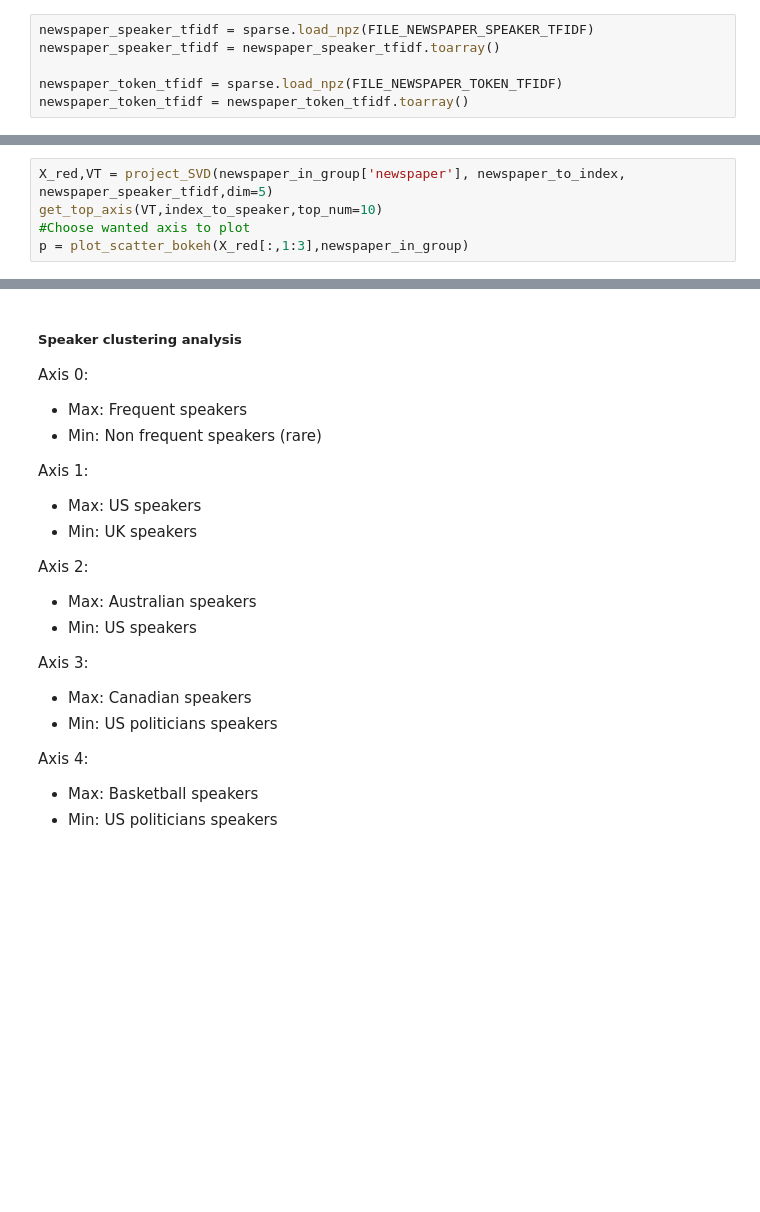
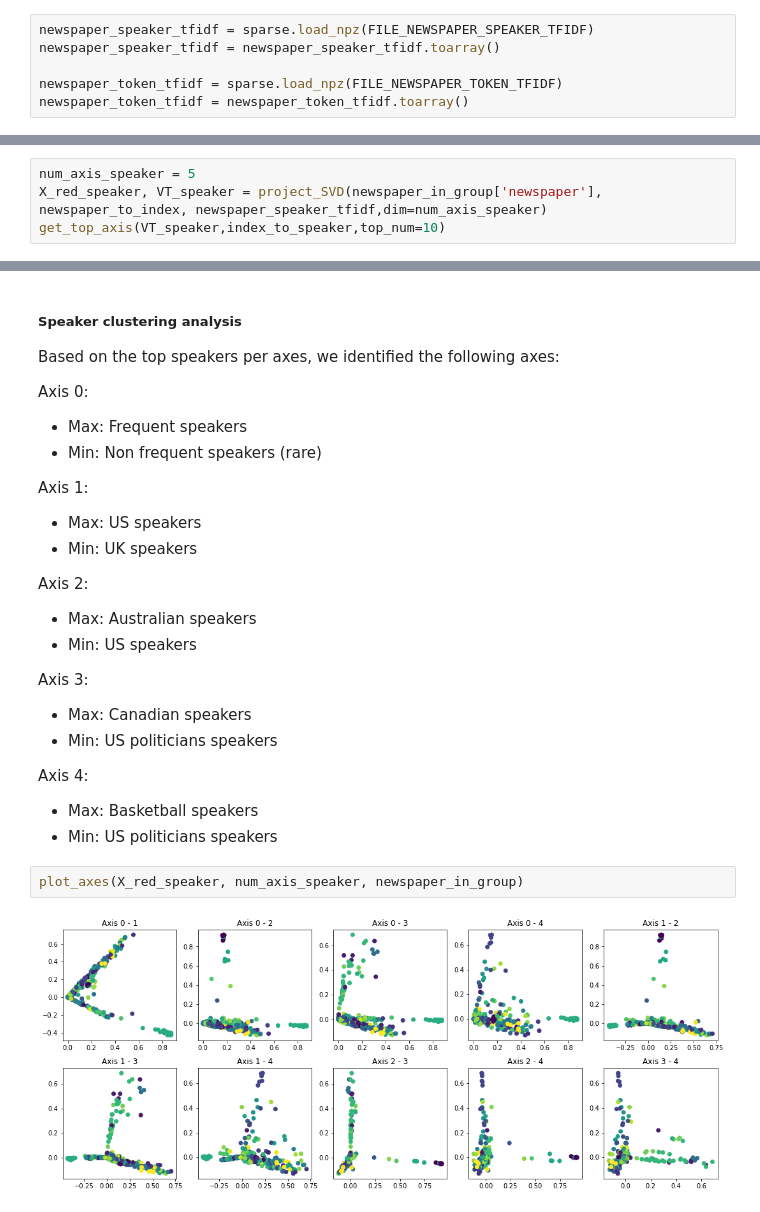
Before and after one commit to epfl-ada/ada-2021-project-mahj, a Jupyter notebook: PCA2D.ipynb, the cells around one changed output, grey strips where cells are left out. Saved outputs shown, nothing was run; the diff lists cells and outputs as text; blank space fills up the shorter version.

```diff
--- a/PCA2D.ipynb
+++ b/PCA2D.ipynb
@@ -280,6 +185,5 @@ def get_top_axis(VT,index_map,top_num=5):
 # %%
-X_red,VT = project_SVD(newspaper_in_group['newspaper'], newspaper_to_index, newspaper_speaker_tfidf,dim=5)
-get_top_axis(VT,index_to_speaker,top_num=10)
-#Choose wanted axis to plot
-p = plot_scatter_bokeh(X_red[:,1:3],newspaper_in_group)
+num_axis_speaker = 5
+X_red_speaker, VT_speaker = project_SVD(newspaper_in_group['newspaper'], newspaper_to_index, newspaper_speaker_tfidf,dim=num_axis_speaker)
+get_top_axis(VT_speaker,index_to_speaker,top_num=10)
 # %% [output]
@@ -303,5 +207,7 @@ jason kenney:-0.0300
 # %% [markdown]
 ##### Speaker clustering analysis
+
+Based on the top speakers per axes, we identified the following axes:
 
 Axis 0:
 - Max: Frequent speakers
@@ -322,4 +228,8 @@ Axis 3:
 Axis 4:
 - Max: Basketball speakers
 - Min: US politicians speakers
+# %%
+plot_axes(X_red_speaker, num_axis_speaker, newspaper_in_group)
+# %% [output]
+[figure, added]
 # %% [markdown]
```
Also changed, not shown: parts of 41 cells of this notebook, 2 other files.
